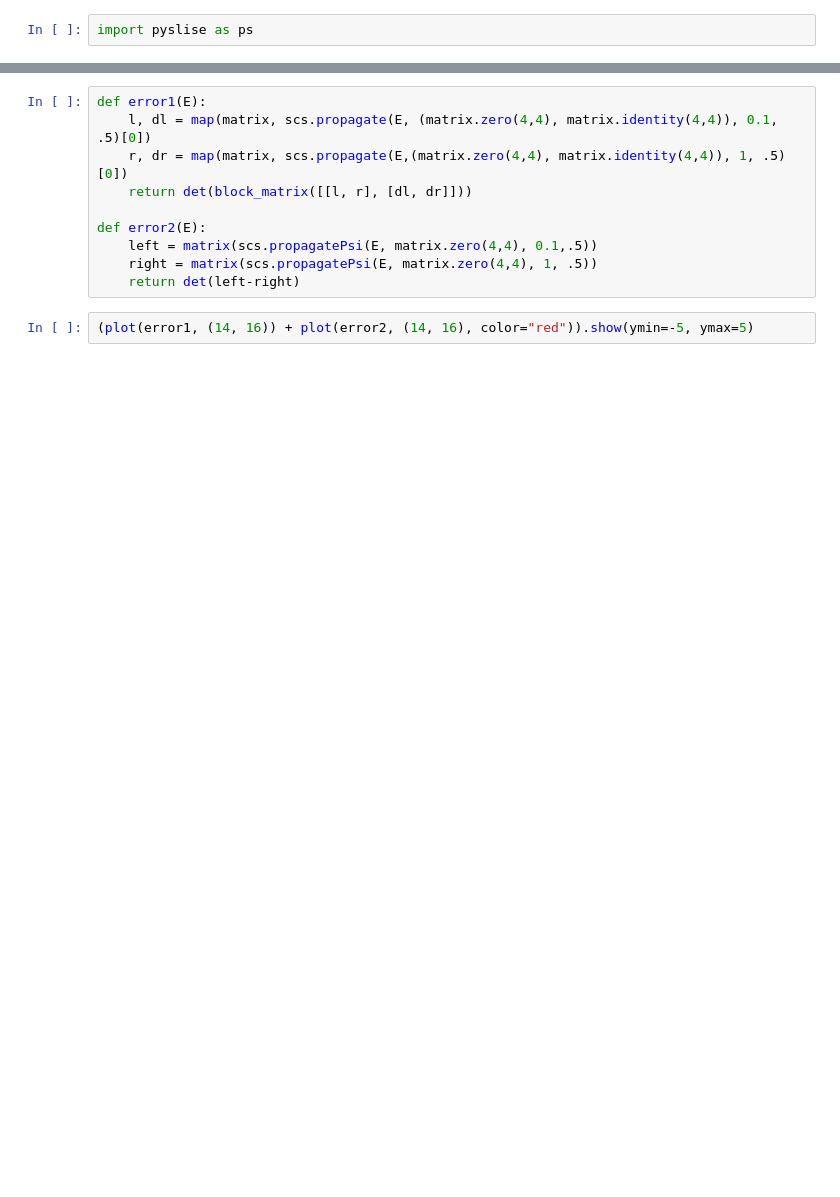
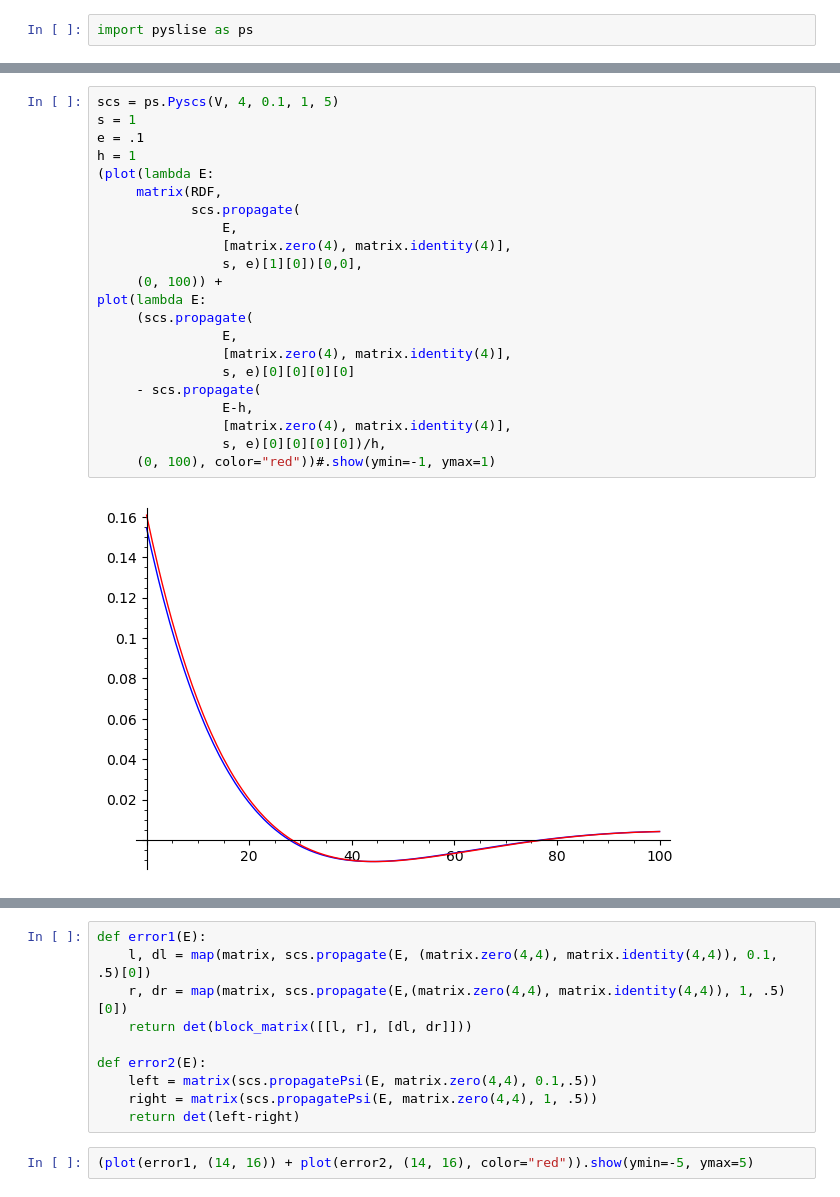
Before and after one commit to twist-numerical/matslise, a Jupyter notebook: notebooks/test_pyscs_4.ipynb, the cells around one changed output, grey strips where cells are left out. Saved outputs shown, nothing was run; the diff lists cells and outputs as text; blank space fills up the shorter version.

```diff
--- a/notebooks/test_pyscs_4.ipynb
+++ b/notebooks/test_pyscs_4.ipynb
@@ -8,0 +92,24 @@ scs = ps.Pyscs(V, 4, 0.1, 1, 2048)
+# %%
+scs = ps.Pyscs(V, 4, 0.1, 1, 5)
+s = 1
+e = .1
+h = 1
+(plot(lambda E:
+     matrix(RDF,
+            scs.propagate(
+                E,
+                [matrix.zero(4), matrix.identity(4)],
+                s, e)[1][0])[0,0],
+     (0, 100)) +
+plot(lambda E:
+     (scs.propagate(
+                E,
+                [matrix.zero(4), matrix.identity(4)],
+                s, e)[0][0][0][0]
+     - scs.propagate(
+                E-h,
+                [matrix.zero(4), matrix.identity(4)],
+                s, e)[0][0][0][0])/h,
+     (0, 100), color="red"))#.show(ymin=-1, ymax=1)
+# %% [output]
+[figure, added]
```
Also changed, not shown: parts of 7 cells of this notebook, 13 other files.
